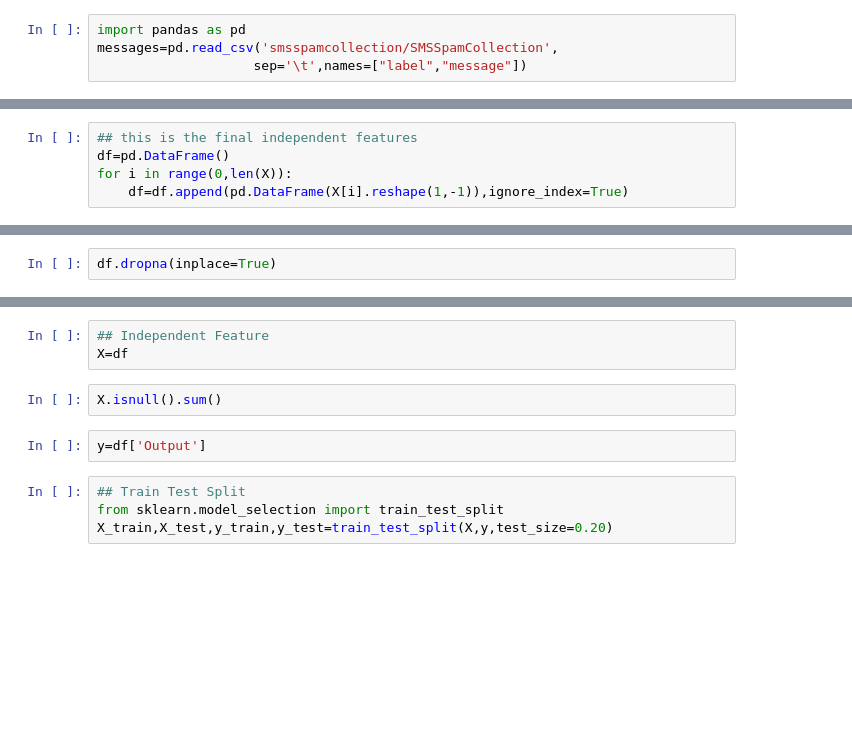
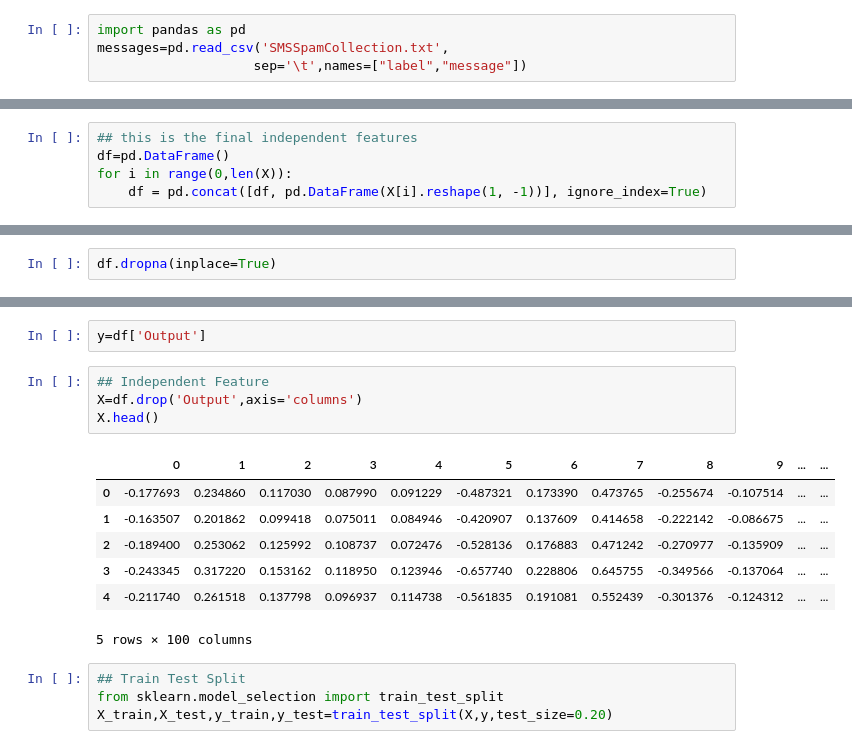
Before and after one commit to AnkitS13/AnkitS13-Spam_Ham_ML, a Jupyter notebook: Spam_Ham_Projects_Word2vec.ipynb, the cells around one changed output, grey strips where cells are left out. Cells and saved outputs as stored; diff of their text form; blank space fills up the shorter version.

```diff
--- a/Spam_Ham_Projects_Word2vec.ipynb
+++ b/Spam_Ham_Projects_Word2vec.ipynb
@@ -23,4 +38,4 @@ vec_king
 # %%
 import pandas as pd
-messages=pd.read_csv('smsspamcollection/SMSSpamCollection',
+messages=pd.read_csv('SMSSpamCollection.txt',
                     sep='\t',names=["label","message"])
@@ -121,6 +266,6 @@ X[0].reshape(1,-1).shape
 ## this is the final independent features
 df=pd.DataFrame()
 for i in range(0,len(X)):
-    df=df.append(pd.DataFrame(X[i].reshape(1,-1)),ignore_index=True)
+    df = pd.concat([df, pd.DataFrame(X[i].reshape(1, -1))], ignore_index=True)
 # %%
 df.head()
@@ -135,10 +324,17 @@ df.isnull().sum()
-# %%
-## Independent Feature
-X=df
-# %%
-X.isnull().sum()
 # %%
 y=df['Output']
+# %%
+## Independent Feature
+X=df.drop('Output',axis='columns')
+X.head()
+# %% [output]
+|  | 0 | 1 | 2 | 3 | 4 | 5 | 6 | 7 | 8 | 9 | ... | ... |
+| 0 | -0.177693 | 0.234860 | 0.117030 | 0.087990 | 0.091229 | -0.487321 | 0.173390 | 0.473765 | -0.255674 | -0.107514 | ... | ... |
+| 1 | -0.163507 | 0.201862 | 0.099418 | 0.075011 | 0.084946 | -0.420907 | 0.137609 | 0.414658 | -0.222142 | -0.086675 | ... | ... |
+| 2 | -0.189400 | 0.253062 | 0.125992 | 0.108737 | 0.072476 | -0.528136 | 0.176883 | 0.471242 | -0.270977 | -0.135909 | ... | ... |
+| 3 | -0.243345 | 0.317220 | 0.153162 | 0.118950 | 0.123946 | -0.657740 | 0.228806 | 0.645755 | -0.349566 | -0.137064 | ... | ... |
+| 4 | -0.211740 | 0.261518 | 0.137798 | 0.096937 | 0.114738 | -0.561835 | 0.191081 | 0.552439 | -0.301376 | -0.124312 | ... | ... |
+5 rows × 100 columns
 # %%
 ## Train Test Split
 from sklearn.model_selection import train_test_split
```
Also changed, not shown: parts of 32 cells of this notebook.
